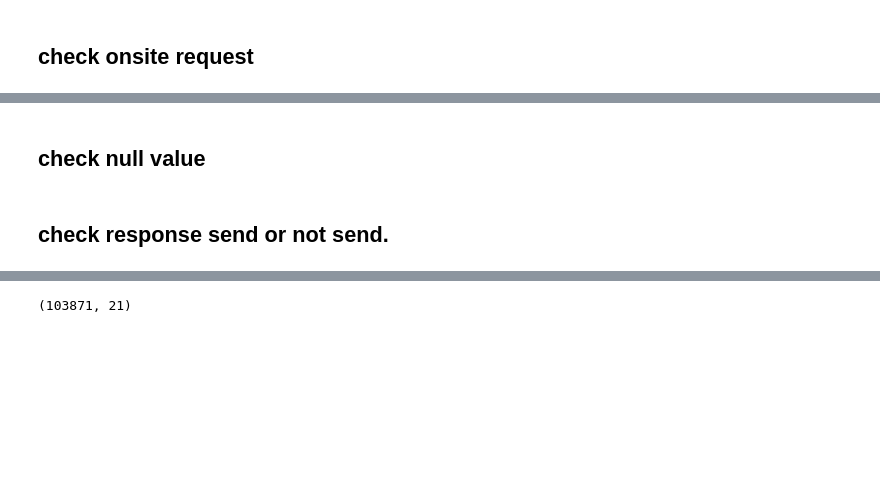
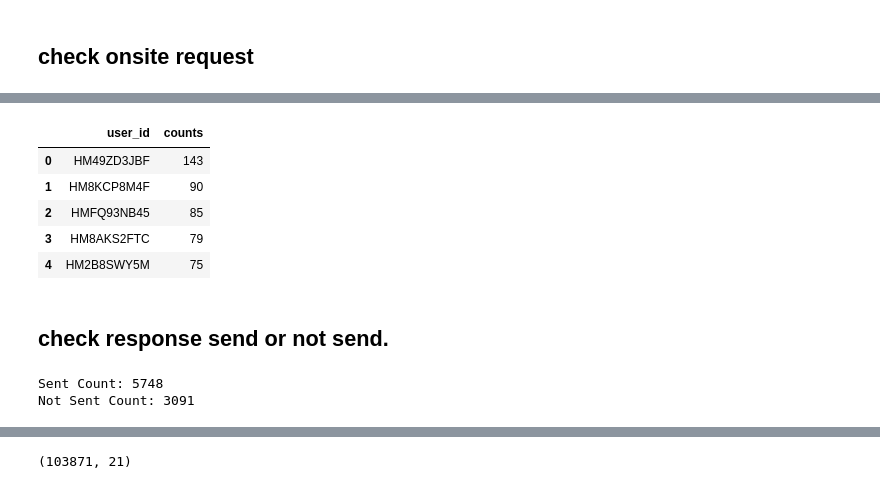
Before and after one commit to riparuk/GRMS, a Jupyter notebook: dataset_exploration.ipynb, the cells around one changed output, grey strips where cells are left out. Drawn from its saved outputs; the diff is of its cells as text; code cells hidden in the pictures; blank space fills up the shorter version.

```diff
--- a/dataset_exploration.ipynb
+++ b/dataset_exploration.ipynb
@@ -129,6 +170,0 @@ onsite.info()
-# %%
-# convert created_at to datetime
-onsite['created_at'] = pd.to_datetime(onsite['created_at'])
-# convert updated_at to datetime
-onsite['updated_at'] = pd.to_datetime(onsite['updated_at'])
-onsite.info()
@@ -145,2 +170,0 @@ onsite_final_answer_null.iloc[8]
-# %% [markdown]
-## check null value
@@ -159,10 +171,17 @@ onsite['user_id'].nunique()
 # %%
 # count the number of logs for each user_id
 user_counts = onsite['user_id'].value_counts().reset_index(name='counts')
 user_counts = user_counts.sort_values('counts', ascending=False)
 
-# show the top 10 users with the most logs
-user_counts.head(10)
+# show the top 5 users with the most logs
+user_counts.head(5)
+# %% [output]
+|  | user_id | counts |
+| 0 | HM49ZD3JBF | 143 |
+| 1 | HM8KCP8M4F | 90 |
+| 2 | HMFQ93NB45 | 85 |
+| 3 | HM8AKS2FTC | 79 |
+| 4 | HM2B8SWY5M | 75 |
 # %% [markdown]
 ## check response send or not send.
 # %%
@@ -179,6 +198,9 @@ not_sent_count = onsite[onsite['response_type'] == 'Not Sent'].shape[0]
 
 print("Sent Count:", sent_count)
 print("Not Sent Count:", not_sent_count)
+# %% [output]
+Sent Count: 5748
+Not Sent Count: 3091
 # %%
 # Plot the response type counts
 plt.figure(figsize=(6, 6))
```
Also changed, not shown: parts of 101 cells of this notebook, 1 other file.
